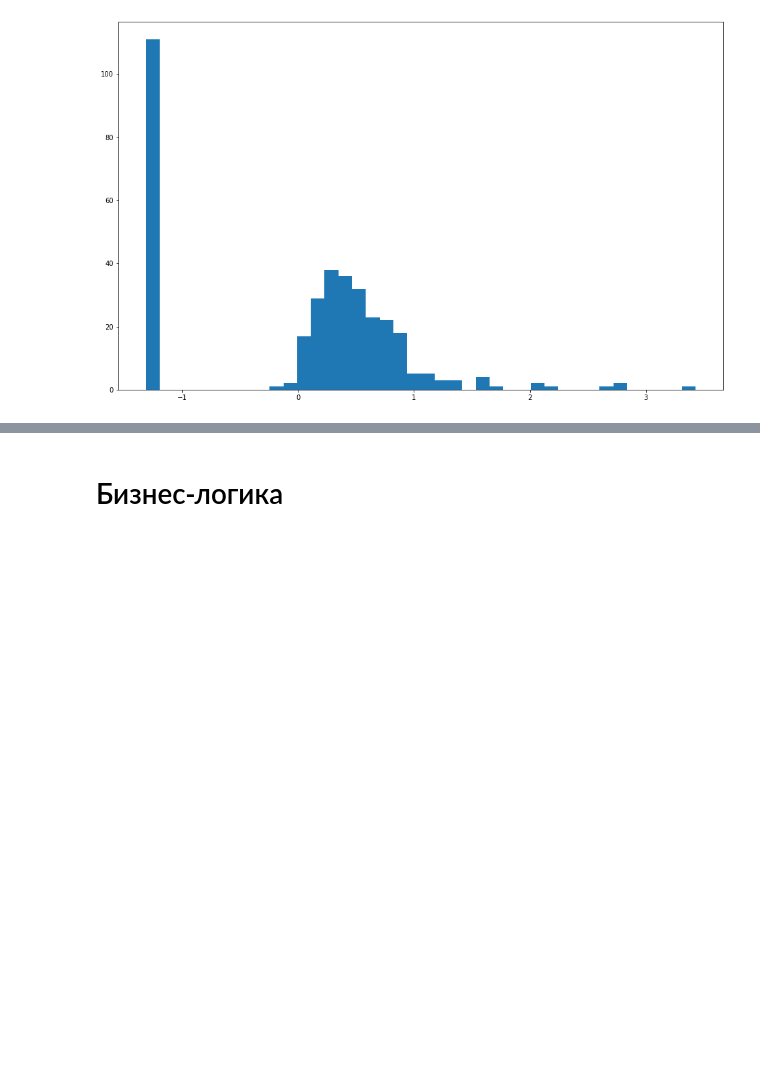
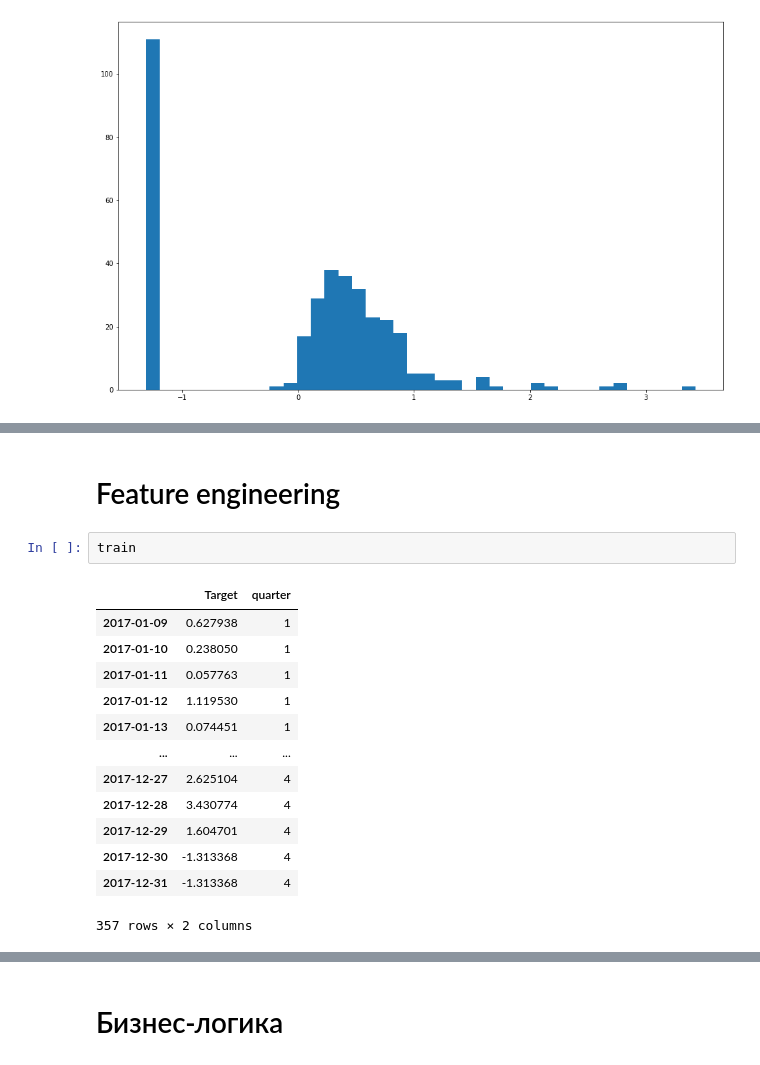
Before and after one commit to Penitto/StochProcs3, a Jupyter notebook: Proj.ipynb, the cells around one changed output, grey strips where cells are left out. Drawn from its saved outputs; the diff is of its cells as text; blank space fills up the shorter version.

```diff
--- a/Proj.ipynb
+++ b/Proj.ipynb
@@ -31,0 +45,18 @@ __Этот вопросик надо обкашлять, потому что п
+# %% [markdown]
+# Feature engineering
+# %%
+train
+# %% [output]
+|  | Target | quarter |
+| 2017-01-09 | 0.627938 | 1 |
+| 2017-01-10 | 0.238050 | 1 |
+| 2017-01-11 | 0.057763 | 1 |
+| 2017-01-12 | 1.119530 | 1 |
+| 2017-01-13 | 0.074451 | 1 |
+| ... | ... | ... |
+| 2017-12-27 | 2.625104 | 4 |
+| 2017-12-28 | 3.430774 | 4 |
+| 2017-12-29 | 1.604701 | 4 |
+| 2017-12-30 | -1.313368 | 4 |
+| 2017-12-31 | -1.313368 | 4 |
+357 rows × 2 columns
```
Also changed, not shown: parts of 6 cells of this notebook.
